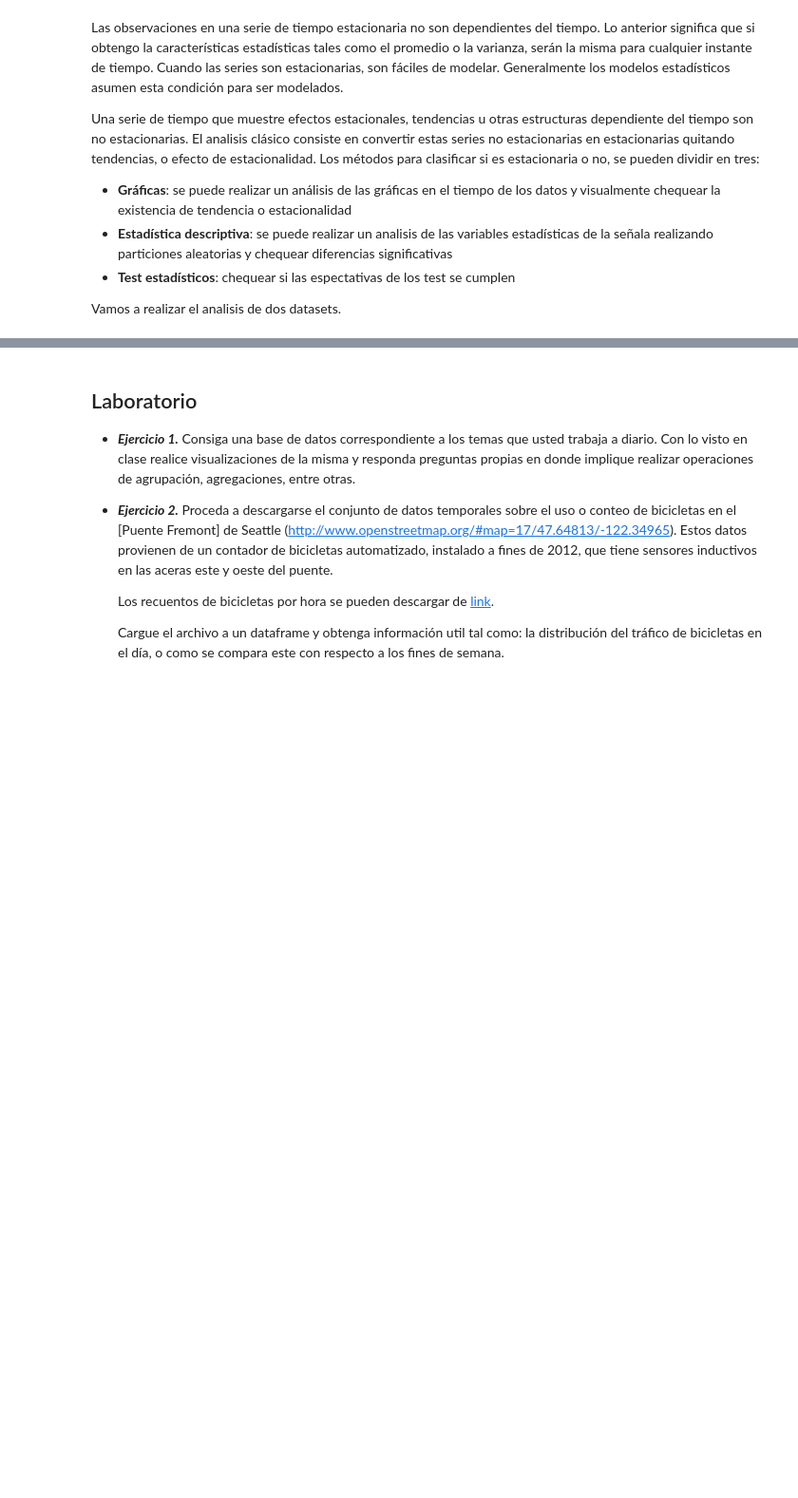
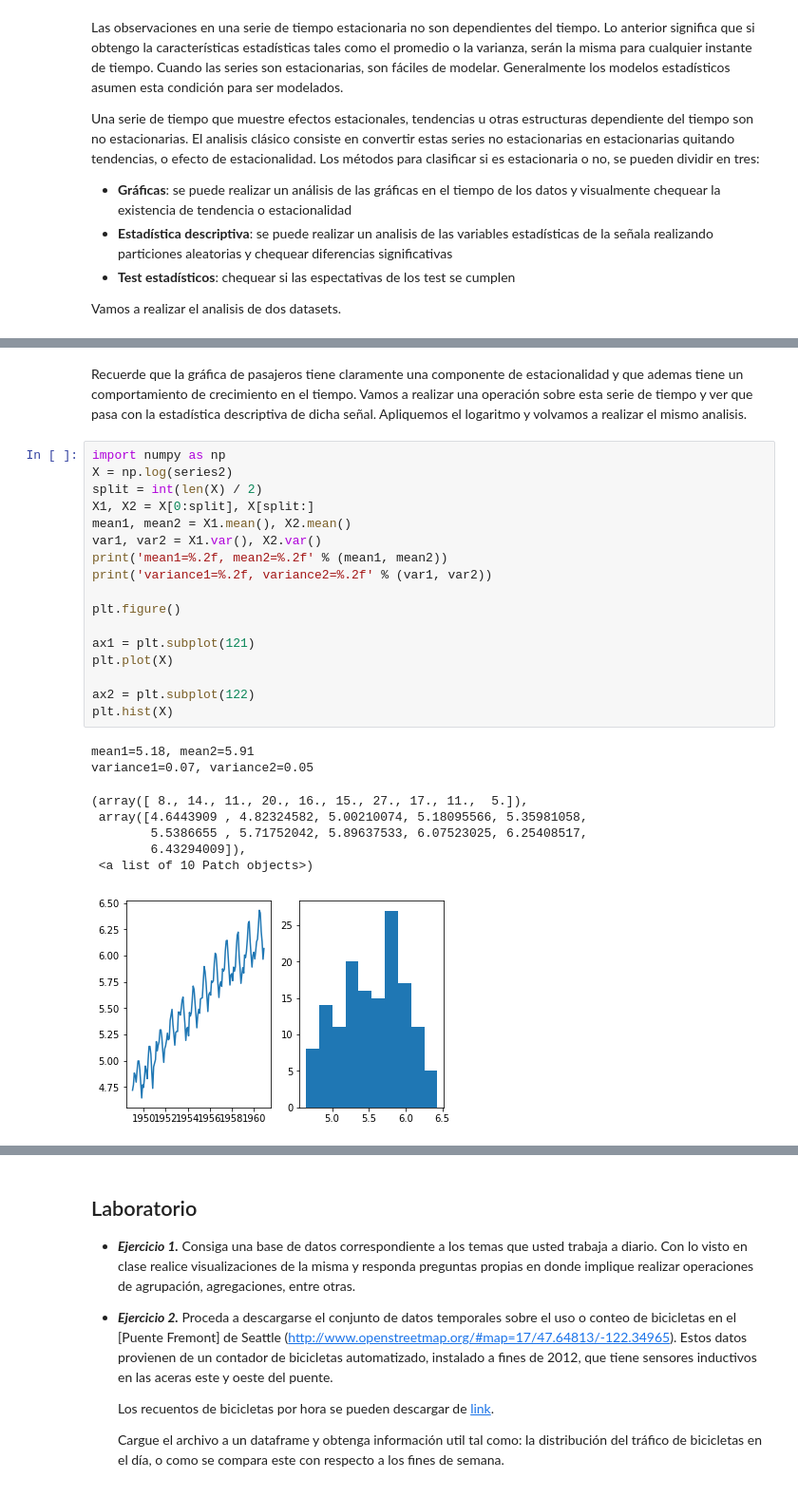
Before and after one commit to sruap1214/EC_Finance, a Jupyter notebook: Notebooks/06_SeriesdeTiempo.ipynb, the cells around one changed output, grey strips where cells are left out. Shown at 95% size. Drawn from its saved outputs; the diff is of its cells as text; blank space fills up the shorter version.

```diff
--- a/Notebooks/06_SeriesdeTiempo.ipynb
+++ b/Notebooks/06_SeriesdeTiempo.ipynb
@@ -591,0 +620,28 @@ plt.hist(series2)
+# %% [markdown]
+Recuerde que la gráfica de pasajeros tiene claramente una componente de estacionalidad y que ademas tiene un comportamiento de crecimiento en el tiempo. Vamos a realizar una operación sobre esta serie de tiempo y ver que pasa con la estadística descriptiva de dicha señal. Apliquemos el logaritmo y volvamos a realizar el mismo analisis.
+# %%
+import numpy as np
+X = np.log(series2)
+split = int(len(X) / 2)
+X1, X2 = X[0:split], X[split:]
+mean1, mean2 = X1.mean(), X2.mean()
+var1, var2 = X1.var(), X2.var()
+print('mean1=%.2f, mean2=%.2f' % (mean1, mean2))
+print('variance1=%.2f, variance2=%.2f' % (var1, var2))
+
+plt.figure()
+
+ax1 = plt.subplot(121)
+plt.plot(X)
+
+ax2 = plt.subplot(122)
+plt.hist(X)
+# %% [output]
+mean1=5.18, mean2=5.91
+variance1=0.07, variance2=0.05
+(array([ 8., 14., 11., 20., 16., 15., 27., 17., 11.,  5.]),
+ array([4.6443909 , 4.82324582, 5.00210074, 5.18095566, 5.35981058,
+        5.5386655 , 5.71752042, 5.89637533, 6.07523025, 6.25408517,
+        6.43294009]),
+ <a list of 10 Patch objects>)
+[figure, added]
```
Also changed, not shown: parts of 8 cells of this notebook.
